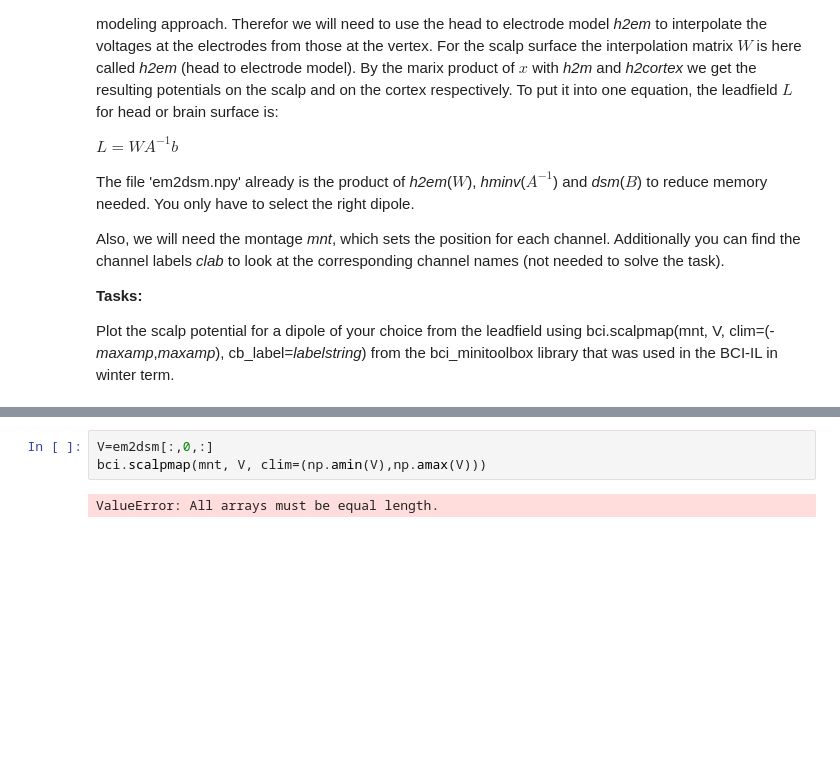
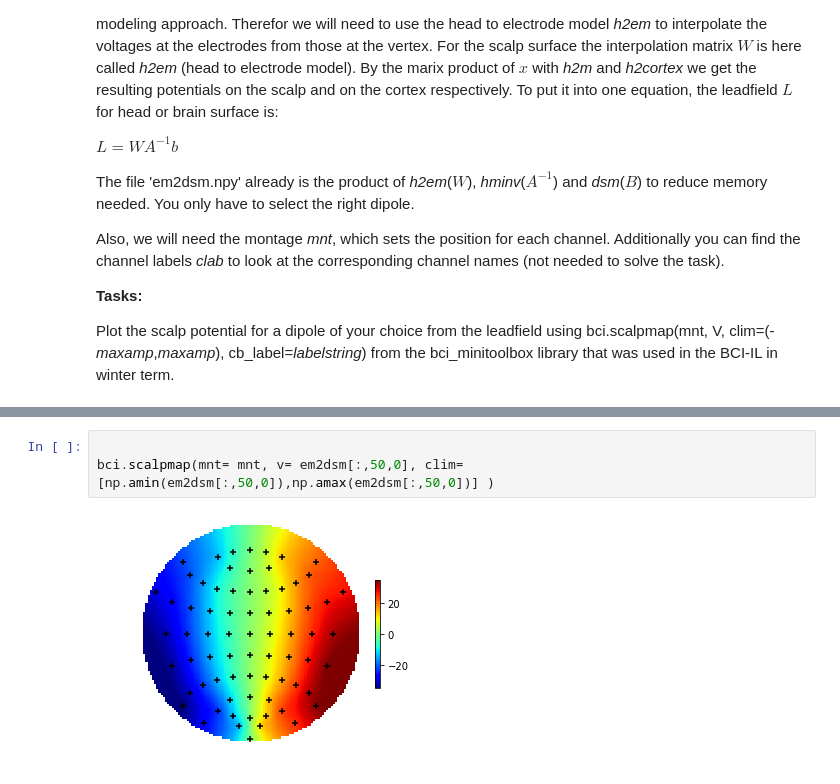
Before and after one commit to Klavaro/mlpy, a Jupyter notebook: Exercise4.ipynb, the cells around one changed output, grey strips where cells are left out. Drawn from its saved outputs; the diff is of its cells as text; blank space fills up the shorter version.

```diff
--- a/Exercise4.ipynb
+++ b/Exercise4.ipynb
@@ -345,5 +358,5 @@ print(em2dsm.shape)
 # %%
-V=em2dsm[:,0,:]
-bci.scalpmap(mnt, V, clim=(np.amin(V),np.amax(V)))
+
+bci.scalpmap(mnt= mnt, v= em2dsm[:,50,0], clim=[np.amin(em2dsm[:,50,0]),np.amax(em2dsm[:,50,0])] )
 # %% [output]
-ValueError: All arrays must be equal length.
+[figure, added]
```
Also changed, not shown: parts of 2 cells of this notebook.
